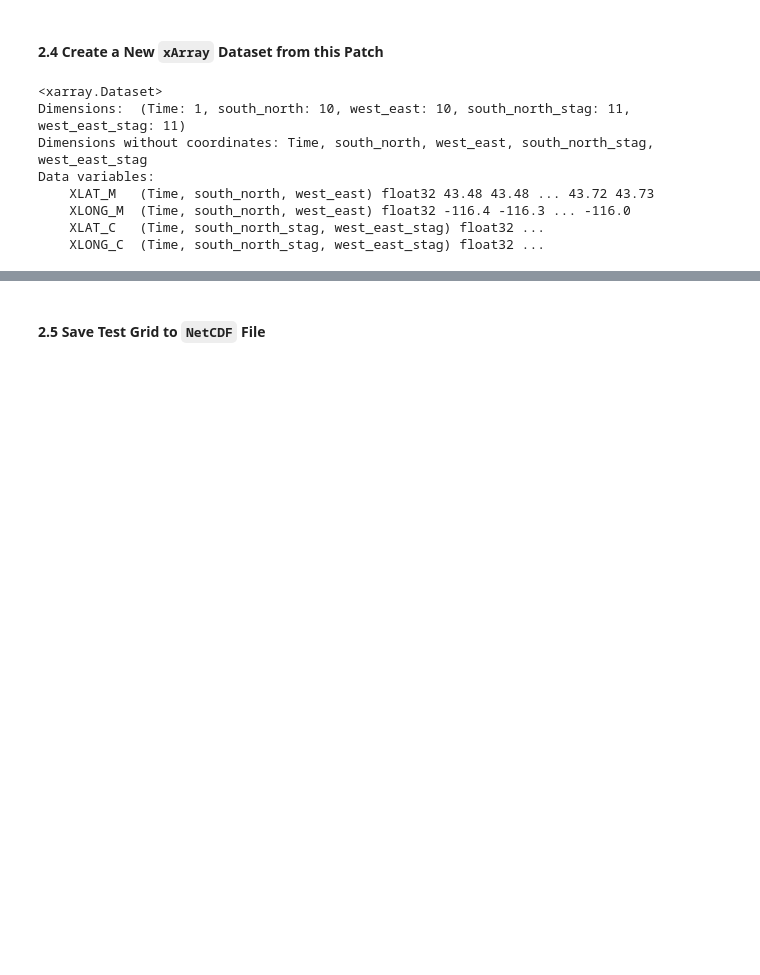
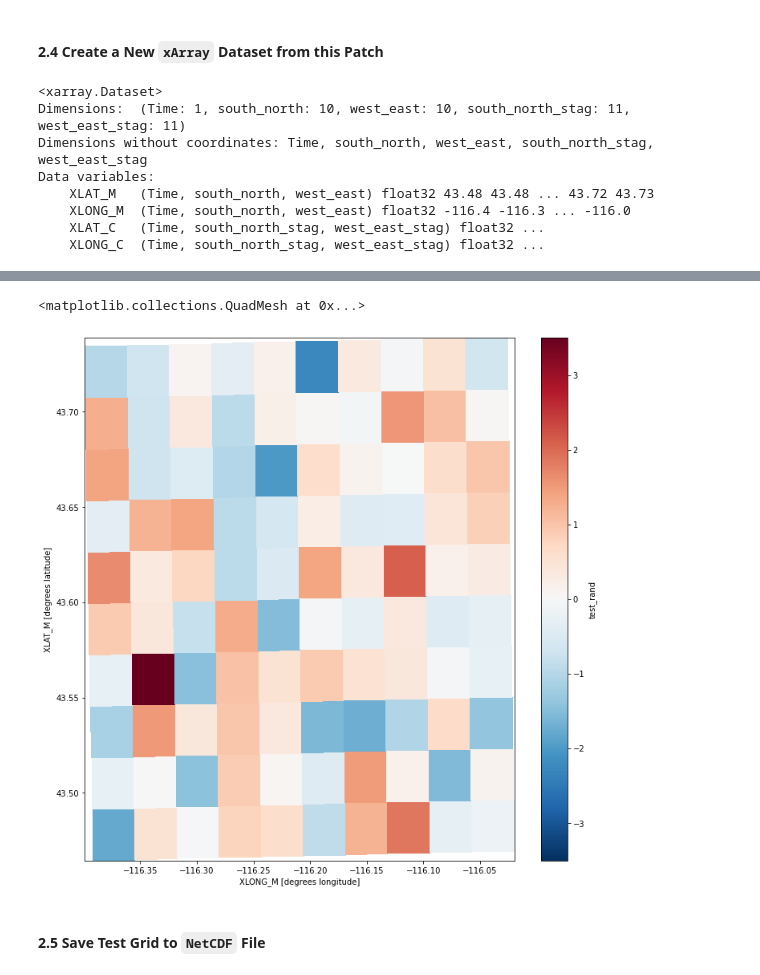
Before and after one commit to LEAF-BoiseState/xRegridHydromet, a Jupyter notebook: CreateWRFtestgrid.ipynb, the cells around one changed output, grey strips where cells are left out. Saved outputs shown, nothing was run; the diff lists cells and outputs as text; code cells hidden in the pictures; blank space fills up the shorter version.

```diff
--- a/CreateWRFtestgrid.ipynb
+++ b/CreateWRFtestgrid.ipynb
@@ -88,3 +88,6 @@ Data variables:
     XLONG_M  (Time, south_north, west_east) float32 -116.4 -116.3 ... -116.0
     XLAT_C   (Time, south_north_stag, west_east_stag) float32 ...
     XLONG_C  (Time, south_north_stag, west_east_stag) float32 ...
+# %%
+ds_grid_test = ds_grid_test.set_coords(['XLAT_M','XLONG_M','XLAT_C','XLONG_C'])
+print(ds_grid_test)
@@ -90,0 +105,5 @@ Data variables:
+# %%
+test_data = np.random.randn(1,ds_grid_test.south_north.size, ds_grid_test.west_east.size)
+
+ds_grid_test['test_rand'] = (('Time','south_north','west_east'), test_data)
+print(ds_grid_test)
@@ -91,3 +121,8 @@ Data variables:
+# %%
+ds_grid_test.test_rand.plot(figsize=(12,12),x='XLONG_M',y='XLAT_M')
+# %% [output]
+<matplotlib.collections.QuadMesh at 0x...>
+[figure, added]
 # %% [markdown]
 #### 2.5 Save Test Grid to `NetCDF` File
 # %%
```
Also changed, not shown: parts of 2 cells of this notebook, 5 other files.
